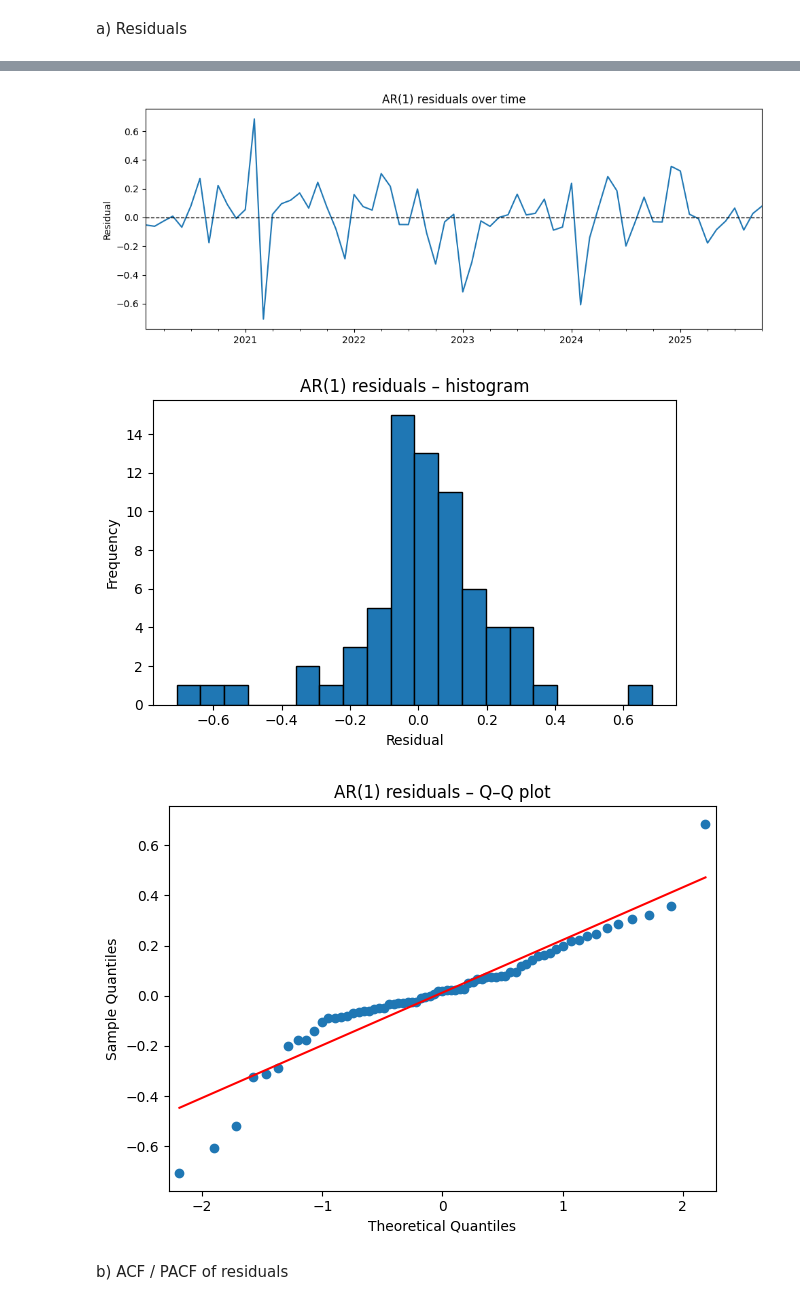
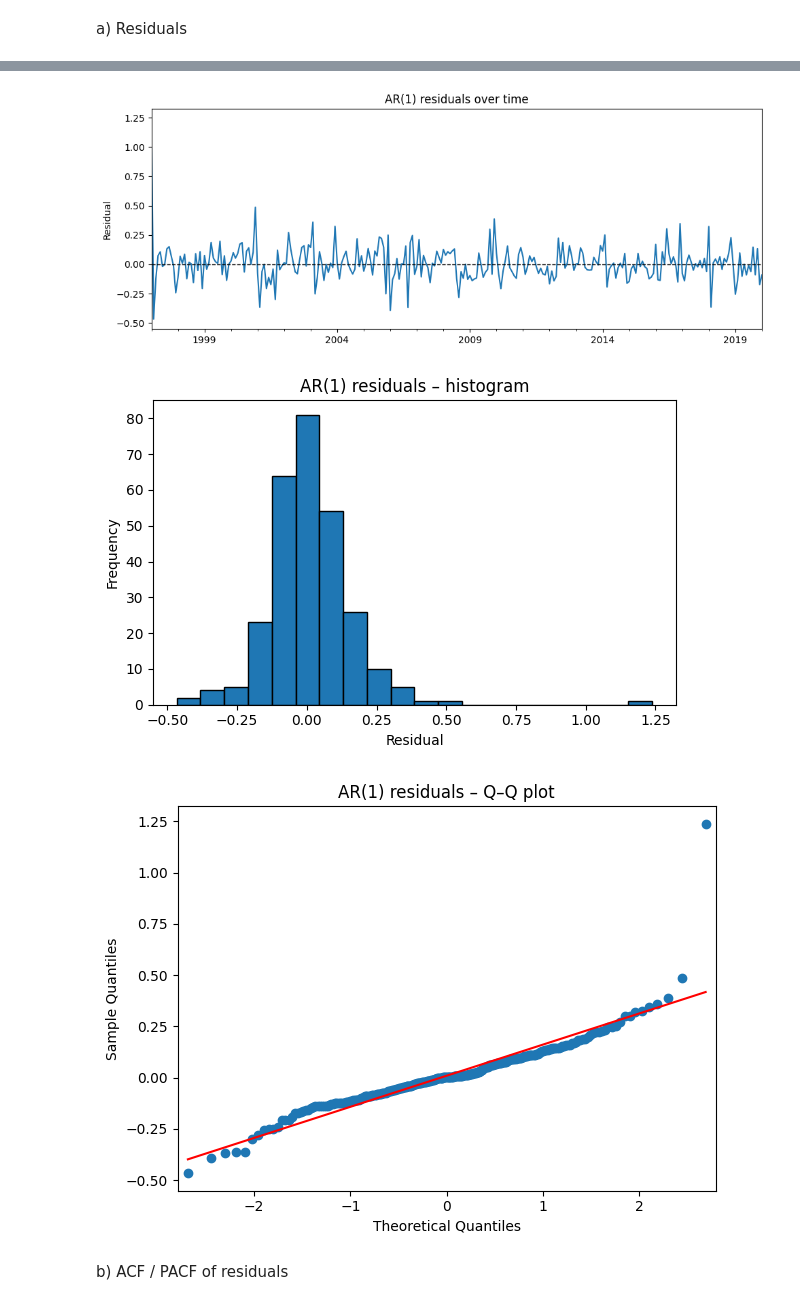
Before and after one commit to StefaniaLavarda/Time_Series_Project, a Jupyter notebook: eda.ipynb, the cells around one changed output, grey strips where cells are left out. Saved outputs shown, nothing was run; the diff lists cells and outputs as text; code cells hidden in the pictures.

```diff
--- a/eda.ipynb
+++ b/eda.ipynb
@@ -1106,11 +1161,15 @@ plt.show()
 ### 5.1 AR(1) benchmark – diagnostics
 # %% [markdown]
 a) Residuals
+# %%
+# Fit AR(1) on the TRAINING SAMPLE
+model_ar1_train = ARIMA(y_train, order=tuple(best_order_uni), trend='n')
+fit_ar1_train = model_ar1_train.fit()
+
+# TRUE residuals = training residuals
+res_ar1 = fit_ar1_train.resid
+res_ar1.name = "res_ar1"
 # %%
-# AR(1) residuals
-res_ar1 = a_ar1 - f_ar1
-res_ar1.name = "res_ar1"
-
 # Summary stats
 print("AR(1) residuals – summary:")
 print(res_ar1.describe())
@@ -1157,6 +1216,6 @@ Mean of residuals (should be close to 0): 0.012376386973305021
-[figure, old version]
+[figure, new version]
-[figure, old version]
+[figure, new version]
-[figure, old version]
+[figure, new version]
 # %% [markdown]
 b) ACF / PACF of residuals
 # %%
```
Also changed, not shown: parts of 18 cells of this notebook.
